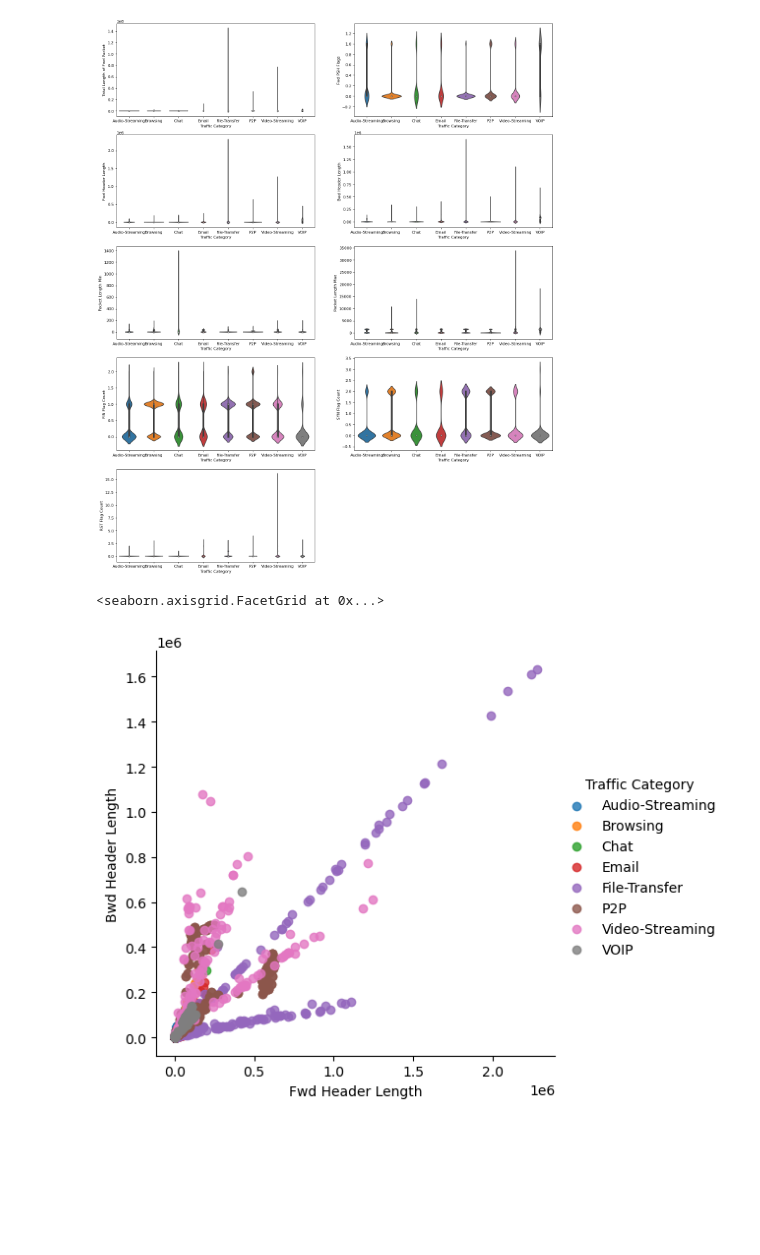
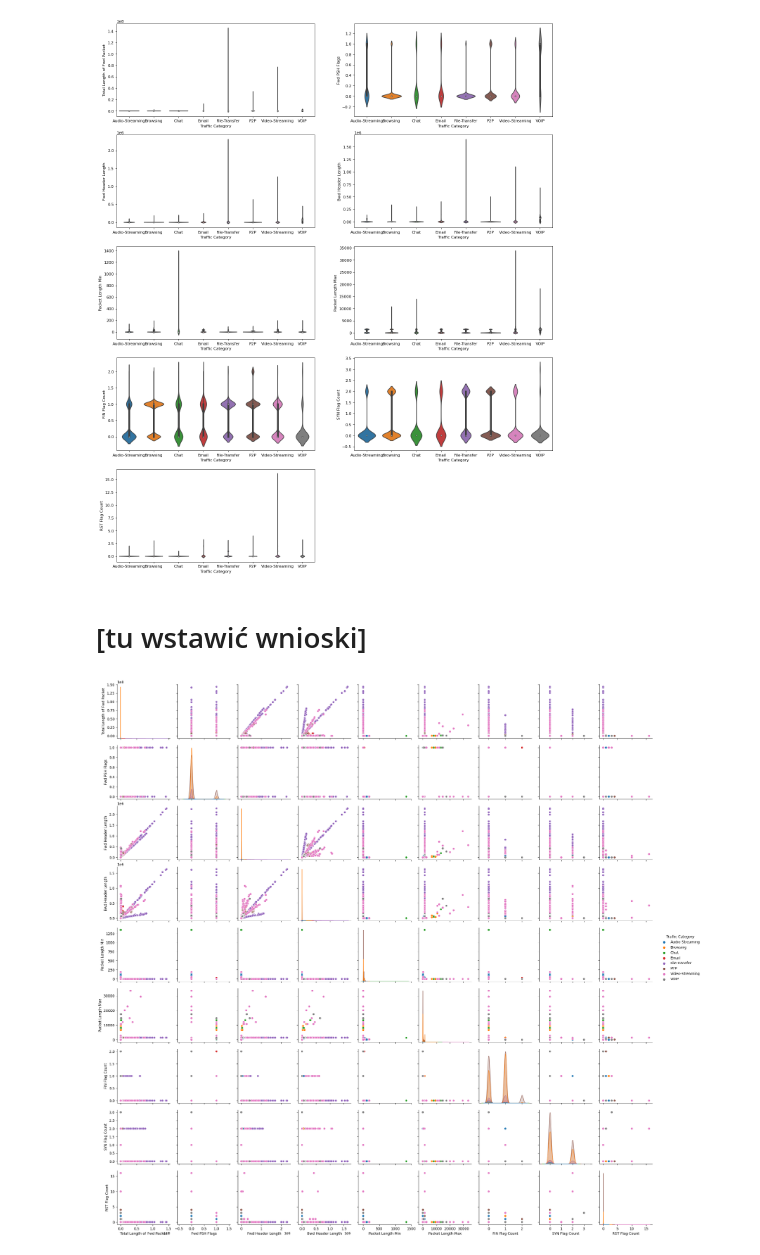
Before and after one commit to lamachan/PRiAD_projekt, a Jupyter notebook: PRiAD_projekt.ipynb, the cells around one changed output. Drawn from its saved outputs; the diff is of its cells as text; code cells hidden in the pictures; blank space fills up the shorter version.

```diff
--- a/PRiAD_projekt.ipynb
+++ b/PRiAD_projekt.ipynb
@@ -292,11 +298,14 @@ for atr in df.columns[:-2]:
     sns.violinplot(data=df, x='Traffic Category', y=atr)
 # %% [output]
 [figure]
-# %%
-sns.lmplot(x='Fwd Header Length', y='Bwd Header Length', data=df, fit_reg=False, hue='Traffic Category', legend=True)
-# %% [output]
-<seaborn.axisgrid.FacetGrid at 0x...>
-[figure, removed]
+# %% [markdown]
+# [tu wstawić wnioski]
+# %%
+# NIE RUSZAĆ TEGO BLOKU, BO WYGENEROWANIE TEGO ZAJĘŁO BARDZO DUŻO CZASU I RAMU!!!
+sns.pairplot(df, kind="scatter", hue="Traffic Category")
+plt.show()
+# %% [output]
+[figure, added]
 # %%
 plt.figure(figsize=(10,10), dpi=100)
 sns.heatmap(df.corr(), annot=df.corr())
```
Also changed, not shown: parts of 29 cells of this notebook.
